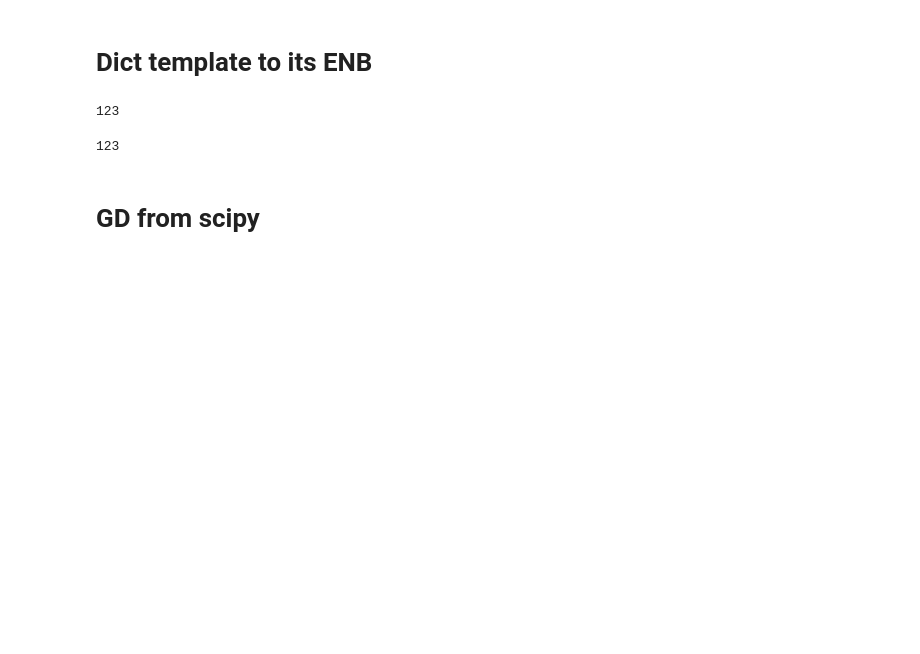
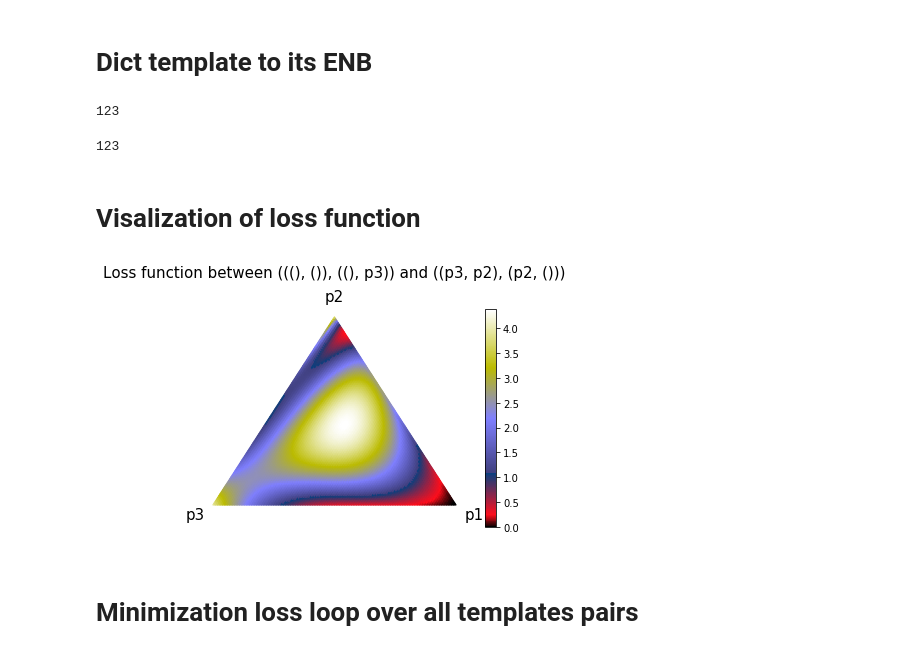
Before and after one commit to lucieperrotta/DCML, a Jupyter notebook: Pipeline.ipynb, the cells around one changed output. Saved outputs shown, nothing was run; the diff lists cells and outputs as text; code cells hidden in the pictures; blank space fills up the shorter version.

```diff
--- a/Pipeline.ipynb
+++ b/Pipeline.ipynb
@@ -333,5 +346,5 @@ for template in all_templates:
 len(template2ENB_f)
 # %% [output]
 123
-# %% [markdown]
-# GD from scipy
+# %% [markdown]
+# Visalization of loss function
@@ -338 +354,29 @@ len(template2ENB_f)
+# %%
+#Graph for the loss function
+import ternary
+from ternary.helpers import simplex_iterator
+scale = 100
+def generate_heatmap_data(scale=scale):
+    d = dict()
+    for (i, j, k) in simplex_iterator(scale):
+        d[(i, j, k)] = cost_f([i/scale,j/scale,k/scale])
+    return d
+
+data = generate_heatmap_data(scale)
+figure, tax = ternary.figure(scale=scale)
+tax.heatmap(data, style="triangular", cmap=plt.cm.gist_stern)
+#tax.boundary()
+fontsize = 15
+tax.set_title(f"Loss function between {template1} and {template2}", fontsize=fontsize,y=1.12)
+tax.left_corner_label("p3", fontsize=fontsize)
+tax.right_corner_label("p1", fontsize=fontsize)
+tax.top_corner_label("p2", fontsize=fontsize)
+plt.axis('off')
+plt.savefig(f"graphs/loss/loss_{template1}_{template2}", dpi=400, bbox_inches='tight')
+plt.plot()
+plt.show()
+# %% [output]
+[figure, added]
+# %% [markdown]
+# Minimization loss loop over all templates pairs
 # %%
```
Also changed, not shown: parts of 10 cells of this notebook, 2 other files.
